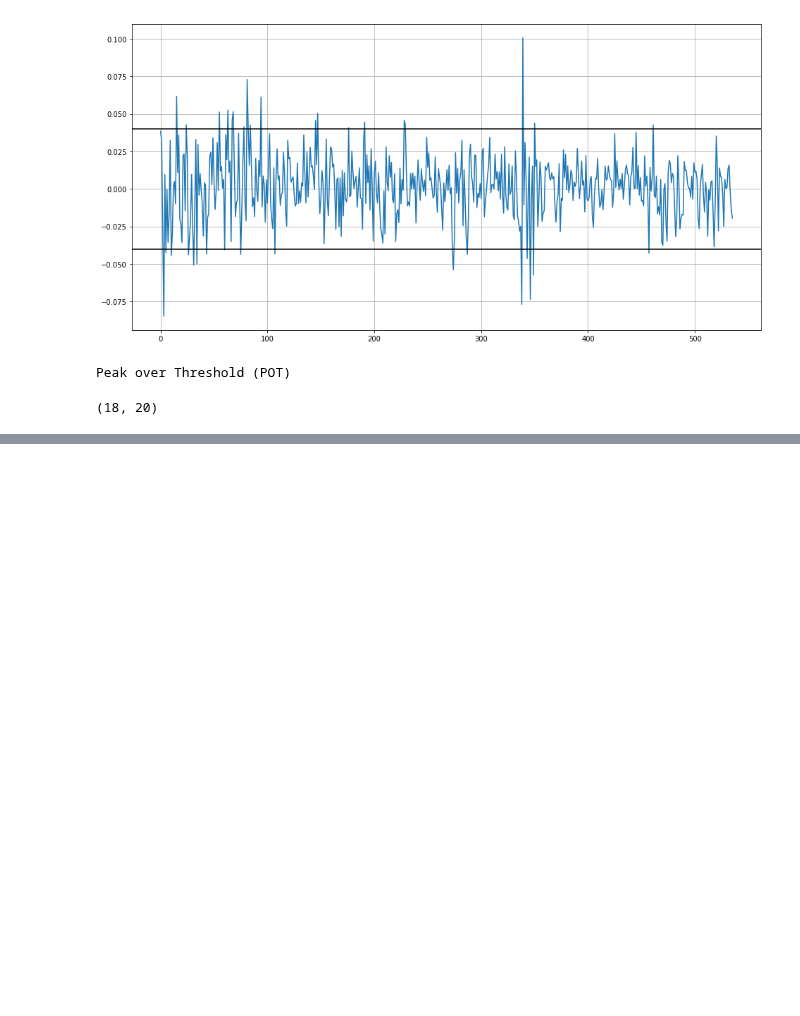
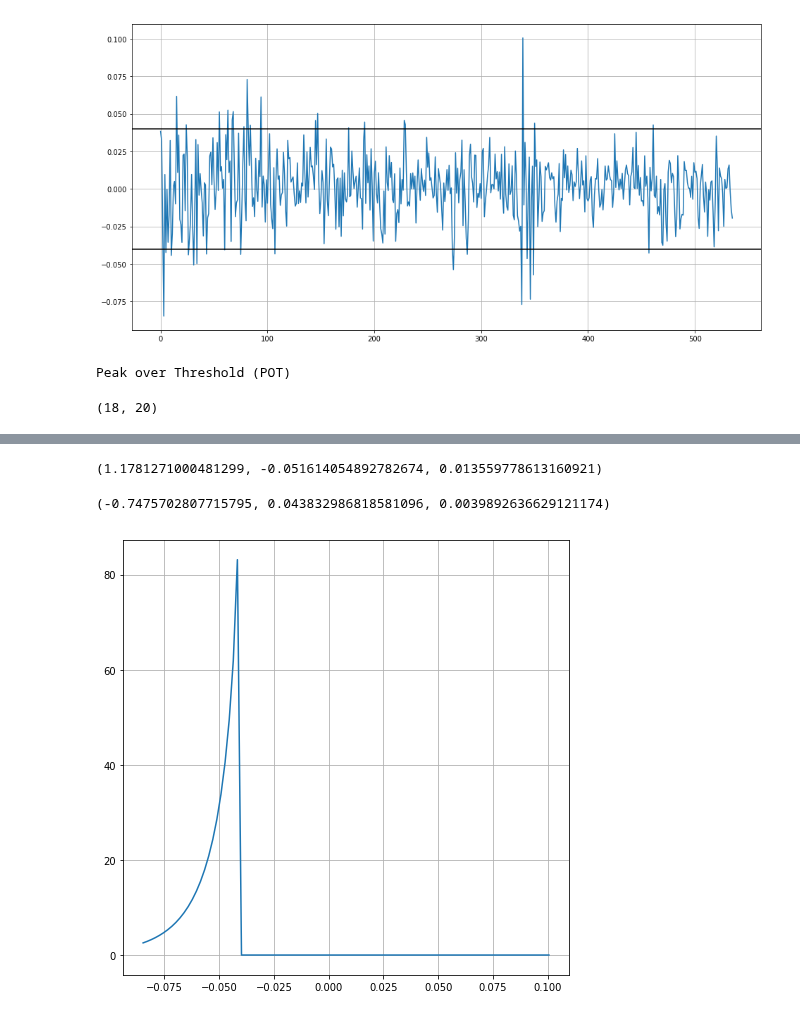
Before and after one commit to et4/stat, a Jupyter notebook: PT 5/main.ipynb, the cells around one changed output, grey strips where cells are left out. Drawn from its saved outputs; the diff is of its cells as text; code cells hidden in the pictures; blank space fills up the shorter version.

```diff
--- a/PT 5/main.ipynb
+++ b/PT 5/main.ipynb
@@ -95,2 +104,4 @@ len(POT_min), len(POT_max)
 # %%
 import scipy.stats as scs
+# %%
+t = np.linspace(ts.min(), ts.max(), 100)
@@ -97,2 +110,8 @@ import scipy.stats as scs
 # %%
-x, c, loc = scs.genextreme.fit(np.array(sorted(POT_max)))
+x_min, c_min, loc_min = scs.genextreme.fit(np.array(sorted(POT_min)), loc=0.1, scale=1)
+# %%
+x_min, c_min, loc_min
+# %% [output]
+(1.1781271000481299, -0.051614054892782674, 0.013559778613160921)
+# %%
+mmin = scs.genextreme.pdf(t, x_min, c_min, loc_min)
@@ -98,0 +120,4 @@ x, c, loc = scs.genextreme.fit(np.array(sorted(POT_max)))
+# %%
+x_max, c_max, loc_max
+# %% [output]
+(-0.7475702807715795, 0.043832986818581096, 0.0039892636629121174)
@@ -98,0 +126,7 @@ x, c, loc = scs.genextreme.fit(np.array(sorted(POT_max)))
+# %%
+plt.figure(figsize=(8,8))
+plt.plot(t, mmin, label='Min')
+plt.grid()
+plt.show()
+# %% [output]
+[figure, added]
```
Also changed, not shown: parts of 20 cells of this notebook, 1 other file.
